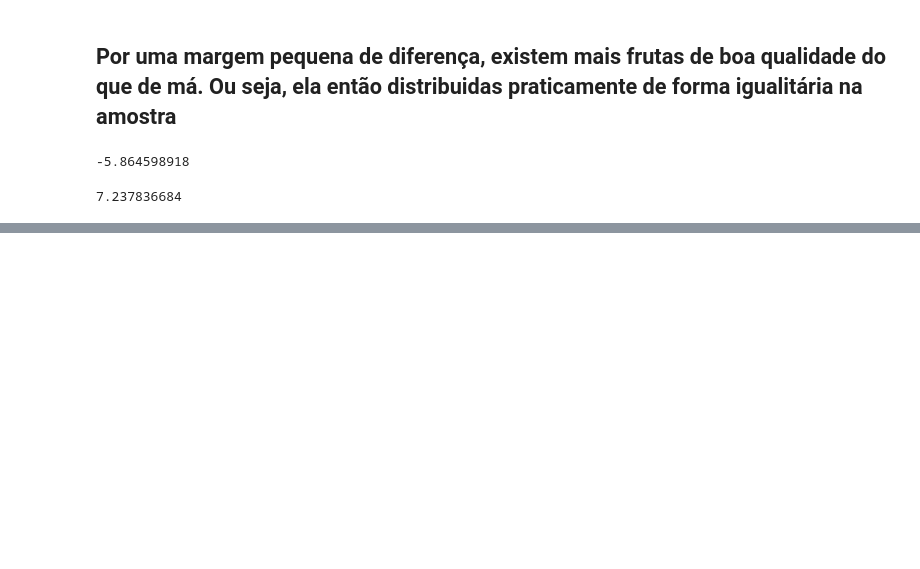
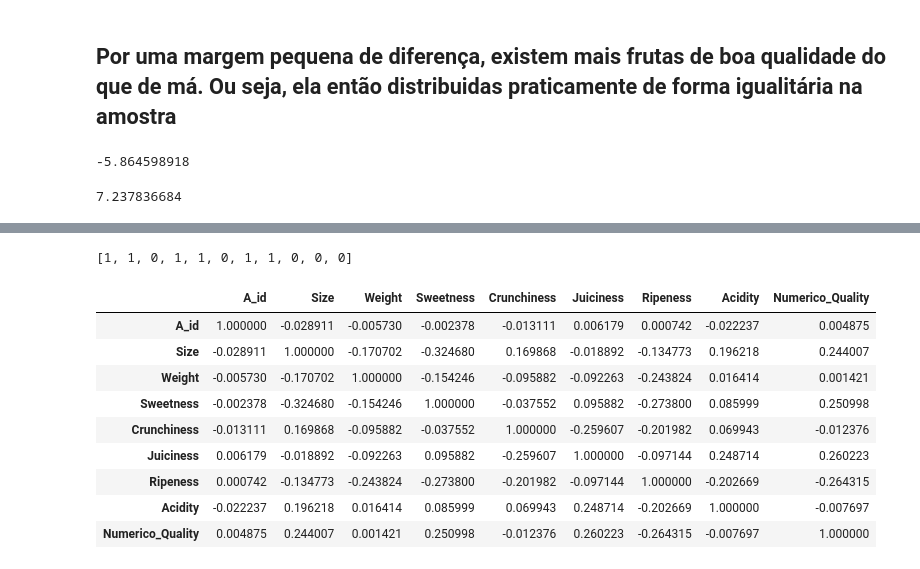
Before and after one commit to MiguelFreire-bit/Analise_de_Qualidade_de_Frutas, a Jupyter notebook: Análise de Qualidade de Frutas.ipynb, the cells around one changed output, grey strips where cells are left out. Drawn from its saved outputs; the diff is of its cells as text; code cells hidden in the pictures; blank space fills up the shorter version.

```diff
--- a/Análise de Qualidade de Frutas.ipynb
+++ b/Análise de Qualidade de Frutas.ipynb
@@ -511,0 +532,19 @@ Name: count, dtype: int64
+# %%
+lista_ = [1 if i=='good' else 0 for i in df.Quality ]
+print(lista_[:11])
+# %% [output]
+[1, 1, 0, 1, 1, 0, 1, 1, 0, 0, 0]
+# %%
+df['Numerico_Quality'] = lista_
+df[['A_id', 'Size','Weight' ,'Sweetness','Crunchiness','Juiciness','Ripeness','Acidity','Numerico_Quality']].corr()
+# %% [output]
+|  | A_id | Size | Weight | Sweetness | Crunchiness | Juiciness | Ripeness | Acidity | Numerico_Quality |
+| A_id | 1.000000 | -0.028911 | -0.005730 | -0.002378 | -0.013111 | 0.006179 | 0.000742 | -0.022237 | 0.004875 |
+| Size | -0.028911 | 1.000000 | -0.170702 | -0.324680 | 0.169868 | -0.018892 | -0.134773 | 0.196218 | 0.244007 |
+| Weight | -0.005730 | -0.170702 | 1.000000 | -0.154246 | -0.095882 | -0.092263 | -0.243824 | 0.016414 | 0.001421 |
+| Sweetness | -0.002378 | -0.324680 | -0.154246 | 1.000000 | -0.037552 | 0.095882 | -0.273800 | 0.085999 | 0.250998 |
+| Crunchiness | -0.013111 | 0.169868 | -0.095882 | -0.037552 | 1.000000 | -0.259607 | -0.201982 | 0.069943 | -0.012376 |
+| Juiciness | 0.006179 | -0.018892 | -0.092263 | 0.095882 | -0.259607 | 1.000000 | -0.097144 | 0.248714 | 0.260223 |
+| Ripeness | 0.000742 | -0.134773 | -0.243824 | -0.273800 | -0.201982 | -0.097144 | 1.000000 | -0.202669 | -0.264315 |
+| Acidity | -0.022237 | 0.196218 | 0.016414 | 0.085999 | 0.069943 | 0.248714 | -0.202669 | 1.000000 | -0.007697 |
+| Numerico_Quality | 0.004875 | 0.244007 | 0.001421 | 0.250998 | -0.012376 | 0.260223 | -0.264315 | -0.007697 | 1.000000 |
```
Also changed, not shown: parts of 42 cells of this notebook.
